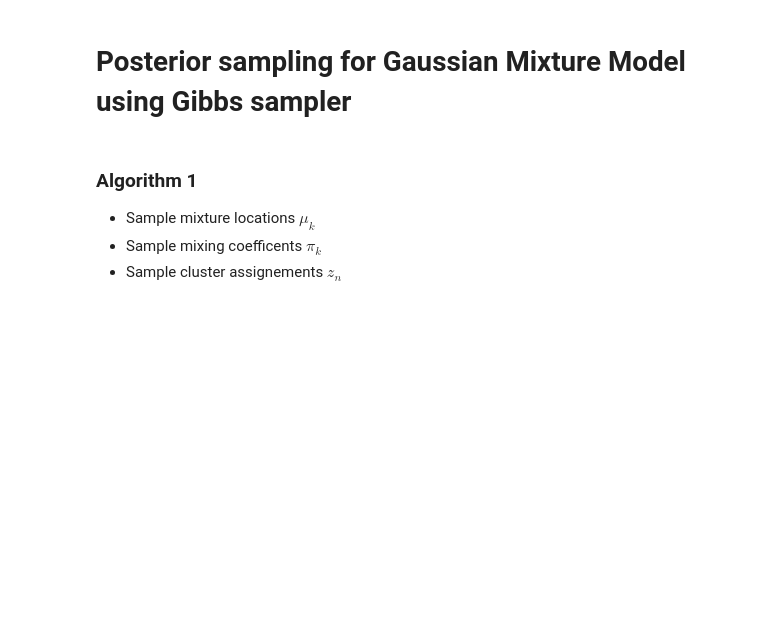
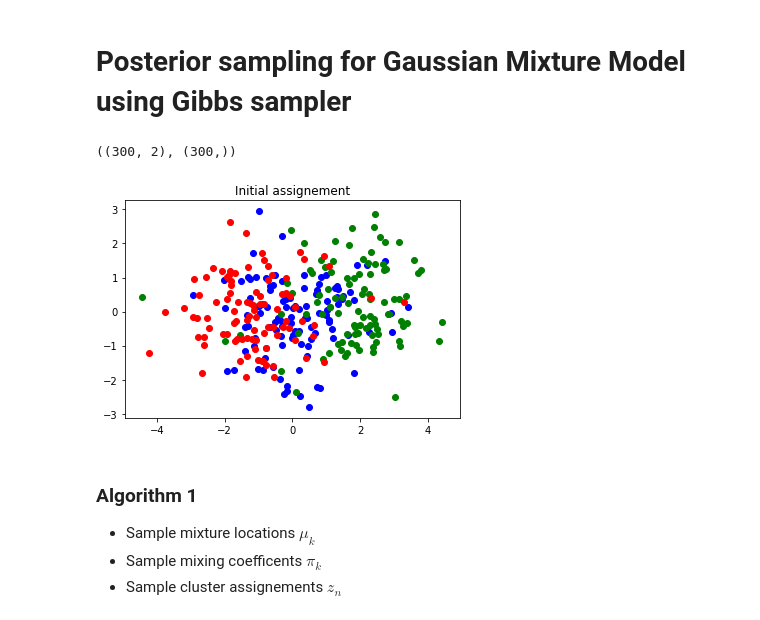
Before and after one commit to APMLA-2021/APMLA-2021_material, a Jupyter notebook: L3/L3.ipynb, the cells around one changed output. Saved outputs shown, nothing was run; the diff lists cells and outputs as text; code cells hidden in the pictures; blank space fills up the shorter version.

```diff
--- a/L3/L3.ipynb
+++ b/L3/L3.ipynb
@@ -38,9 +38,12 @@ def generate_test_data():
     """ This is the a test script used for me to generate test data"""
     # All of these will be assumed 2-D data
     # Let's generate a mixture of three gaussians
-    u_0 = np.array([-2.0,-2.0])
-    u_1 = np.array([0.0,2.0])
-    u_2 = np.array([2.0,-2.0])
+#     u_0 = np.array([-2.0,-2.0])
+#     u_1 = np.array([0.0,2.0])
+#     u_2 = np.array([2.0,-2.0])
+    u_0 = np.array([-1.0,-.1])
+    u_1 = np.array([0.0,.0])
+    u_2 = np.array([2.0,.1])
 
     # sigmas for each of the data
     sigmas = [1, 1, 1]
@@ -59,6 +62,12 @@ def generate_test_data():
 X, Y = generate_test_data()
 # %%
 X.shape, Y.shape
+# %% [output]
+((300, 2), (300,))
+# %%
+plot_points(zs,K,X,title = 'Initial assignement')
+# %% [output]
+[figure, added]
 # %% [markdown]
 ### Algorithm 1
 - Sample mixture locations $\mu_k$
```
Also changed, not shown: parts of 6 cells of this notebook, 2 other files.
